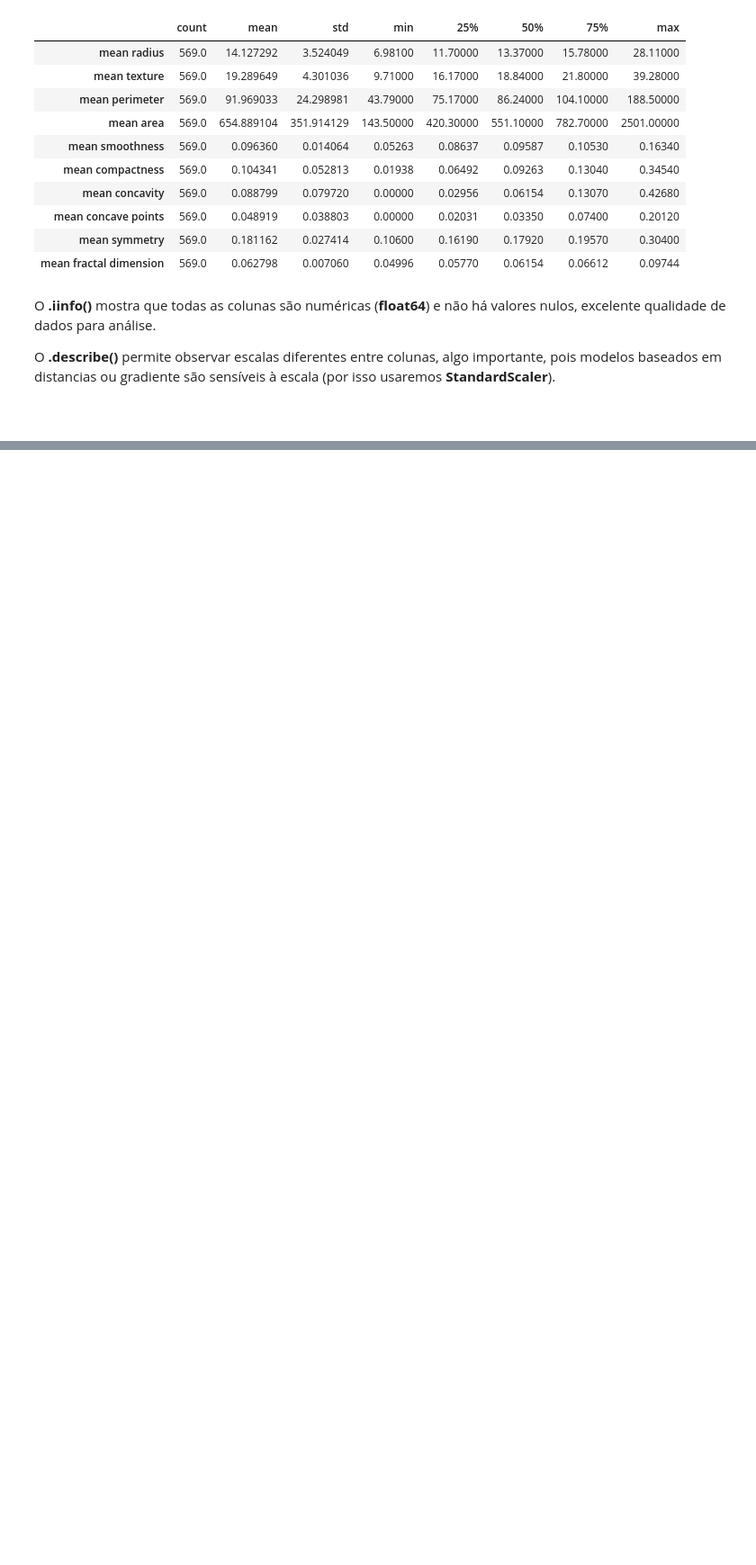
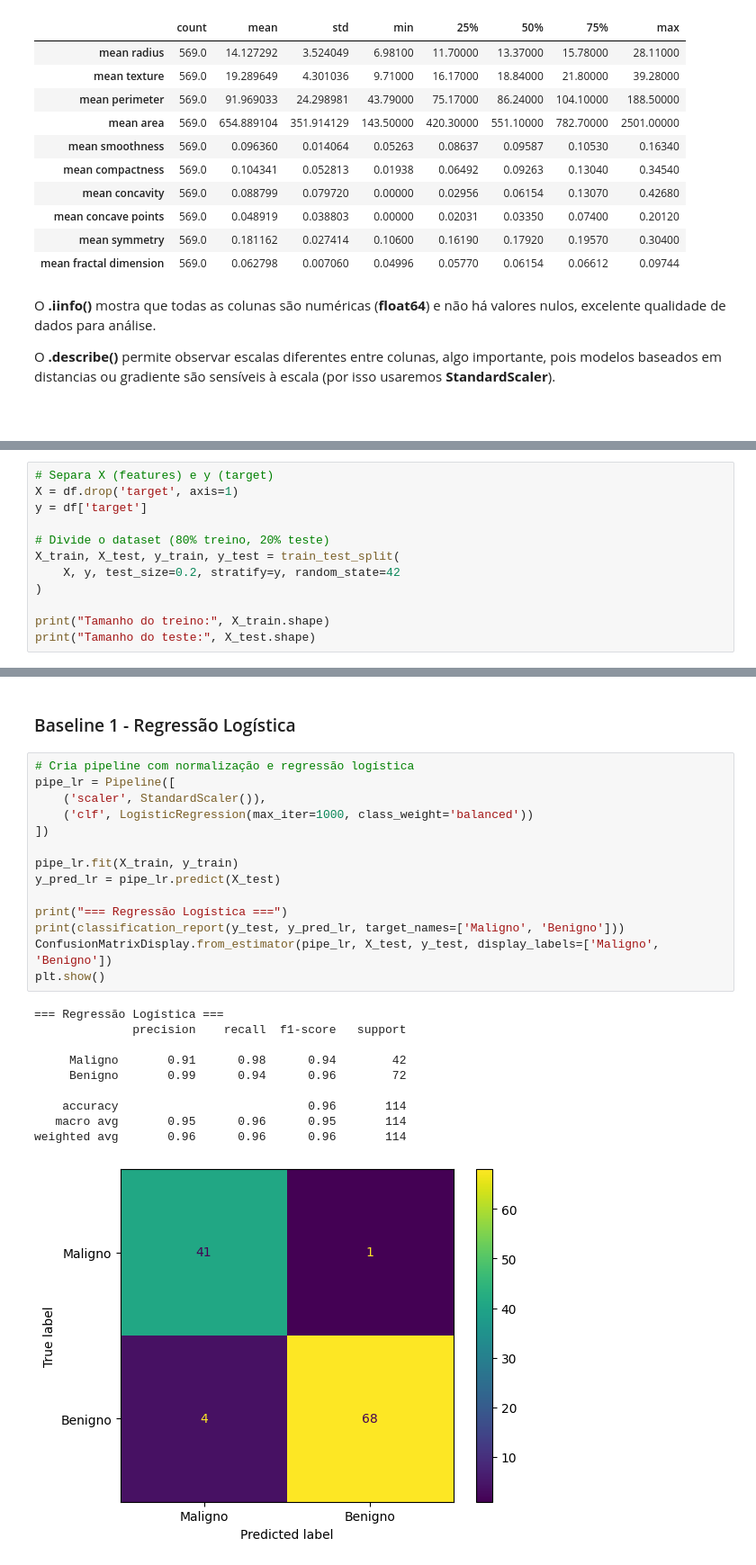
Before and after one commit to ricardoHer/tech-challenge-iadt-fase1, a Jupyter notebook: notebooks/01-eda.ipynb, the cells around one changed output, grey strips where cells are left out. Shown at 90% size. Cells and saved outputs as stored; diff of their text form; blank space fills up the shorter version.

```diff
--- a/notebooks/01-eda.ipynb
+++ b/notebooks/01-eda.ipynb
@@ -91,0 +144,12 @@ O <b>.describe()</b> permite observar escalas diferentes entre colunas, algo imp
+# %%
+# Separa X (features) e y (target)
+X = df.drop('target', axis=1)
+y = df['target']
+
+# Divide o dataset (80% treino, 20% teste)
+X_train, X_test, y_train, y_test = train_test_split(
+    X, y, test_size=0.2, stratify=y, random_state=42
+)
+
+print("Tamanho do treino:", X_train.shape)
+print("Tamanho do teste:", X_test.shape)
@@ -91,0 +161,27 @@ O <b>.describe()</b> permite observar escalas diferentes entre colunas, algo imp
+# %% [markdown]
+### Baseline 1 - Regressão Logística
+# %%
+# Cria pipeline com normalização e regressão logística
+pipe_lr = Pipeline([
+    ('scaler', StandardScaler()),
+    ('clf', LogisticRegression(max_iter=1000, class_weight='balanced'))
+])
+
+pipe_lr.fit(X_train, y_train)
+y_pred_lr = pipe_lr.predict(X_test)
+
+print("=== Regressão Logística ===")
+print(classification_report(y_test, y_pred_lr, target_names=['Maligno', 'Benigno']))
+ConfusionMatrixDisplay.from_estimator(pipe_lr, X_test, y_test, display_labels=['Maligno', 'Benigno'])
+plt.show()
+# %% [output]
+=== Regressão Logística ===
+              precision    recall  f1-score   support
+
+     Maligno       0.91      0.98      0.94        42
+     Benigno       0.99      0.94      0.96        72
+
+    accuracy                           0.96       114
+   macro avg       0.95      0.96      0.95       114
+weighted avg       0.96      0.96      0.96       114
+[figure, added]
```
Also changed, not shown: parts of 19 cells of this notebook, 10 other files.
